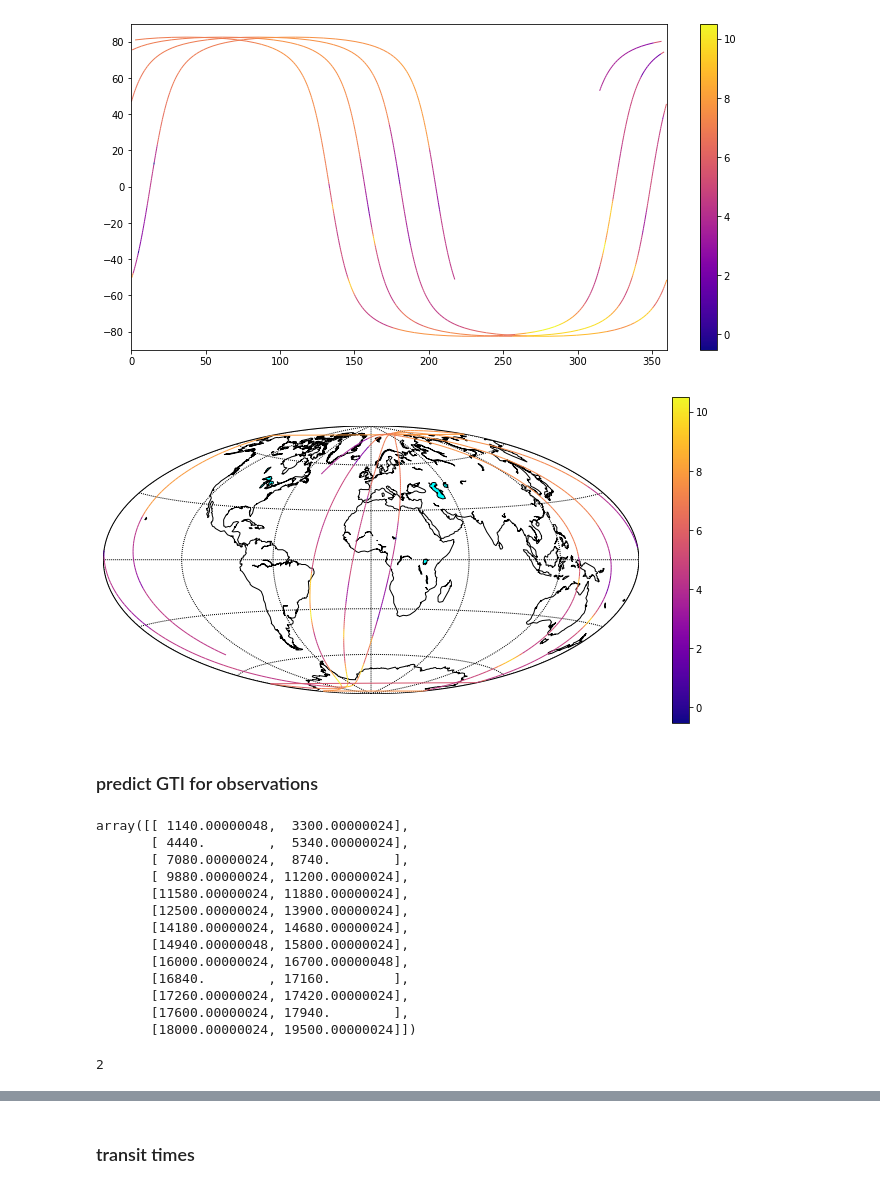
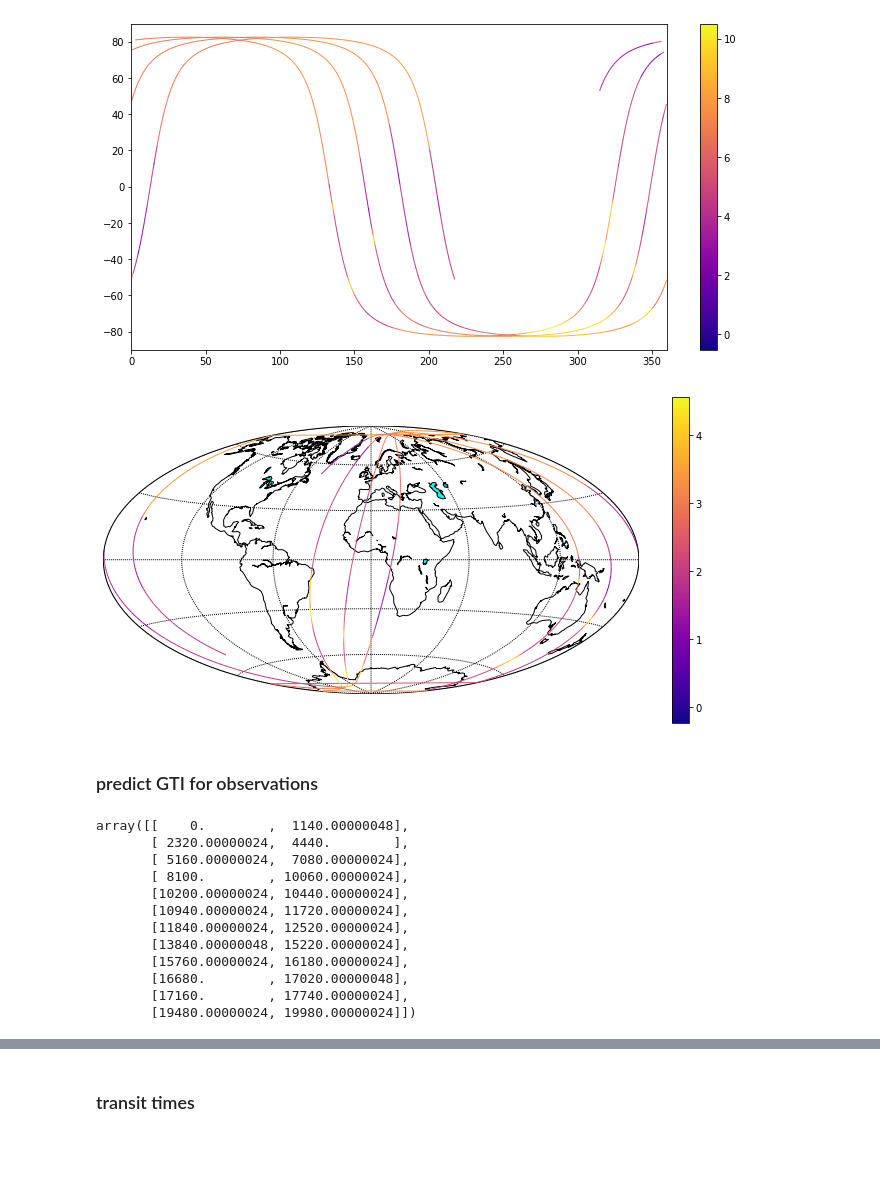
Before and after one commit to limu007/cube, a Jupyter notebook: Background_GTI.ipynb, the cells around one changed output, grey strips where cells are left out. Saved outputs shown, nothing was run; the diff lists cells and outputs as text; code cells hidden in the pictures; blank space fills up the shorter version.

```diff
--- a/Background_GTI.ipynb
+++ b/Background_GTI.ipynb
@@ -72,19 +72,21 @@ plotcolor(vpass[:,1],vpass[:,0],np.log(np.abs(vals)),lims=[360,90])
 # %% [output]
 [figure]
 # %%
-from mpl_toolkits.basemap import Basemap
-fig=pl.figure(figsize=(12,6))
-m = Basemap(projection='hammer',lon_0=0,resolution='c')
-m.drawcoastlines()
-m.drawparallels(np.arange(-90.,120.,30.))
-m.drawmeridians(np.arange(0.,420.,60.))
-
-ok=m.fillcontinents(color='white',lake_color='aqua')
+def draw_world():
+    from mpl_toolkits.basemap import Basemap
+    fig=pl.figure(figsize=(12,6))
+    m = Basemap(projection='hammer',lon_0=0,resolution='c')
+    m.drawcoastlines()
+    m.drawparallels(np.arange(-90.,120.,30.))
+    m.drawmeridians(np.arange(0.,420.,60.))
+    ok=m.fillcontinents(color='white',lake_color='aqua')
+    return m,fig
+m,fig=draw_world()
 x,y=m(vpass[:,1],vpass[:,0])
 #m.plot(x,y,'r')#c=np.log(vals))
-plotcolor(x,y,np.log(np.abs(vals)),fig=fig,maxseg=1e15)
+plotcolor(x,y,np.log10(np.abs(vals)),fig=fig,maxseg=1e15)
 # %% [output]
-[figure, old version]
+[figure, new version]
 # %% [markdown]
 ### predict GTI for observations
 # %%
@@ -95,22 +97,17 @@ t0=vpass[:,-1][0]
 time=vpass[:,-1]-t0
 tsec=np.array([time[sec==i+1][[0,-1]] for i in range(nsec)])
 dt=tsec[:,1]-tsec[:,0]
-tsec[dt>100]
+tsec[dt>180]
 # %% [output]
-array([[ 1140.00000048,  3300.00000024],
-       [ 4440.        ,  5340.00000024],
-       [ 7080.00000024,  8740.        ],
-       [ 9880.00000024, 11200.00000024],
-       [11580.00000024, 11880.00000024],
-       [12500.00000024, 13900.00000024],
-       [14180.00000024, 14680.00000024],
-       [14940.00000048, 15800.00000024],
-       [16000.00000024, 16700.00000048],
-       [16840.        , 17160.        ],
-       [17260.00000024, 17420.00000024],
-       [17600.00000024, 17940.        ],
-       [18000.00000024, 19500.00000024]])
+array([[    0.        ,  1140.00000048],
+       [ 2320.00000024,  4440.        ],
+       [ 5160.00000024,  7080.00000024],
+       [ 8100.        , 10060.00000024],
+       [10200.00000024, 10440.00000024],
+       [10940.00000024, 11720.00000024],
+       [11840.00000024, 12520.00000024],
+       [13840.00000048, 15220.00000024],
+       [15760.00000024, 16180.00000024],
+       [16680.        , 17020.00000048],
+       [17160.        , 17740.00000024],
+       [19480.00000024, 19980.00000024]])
-# %%
-sum(dt<100)
-# %% [output]
-2
```
Also changed, not shown: parts of 3 cells of this notebook.
